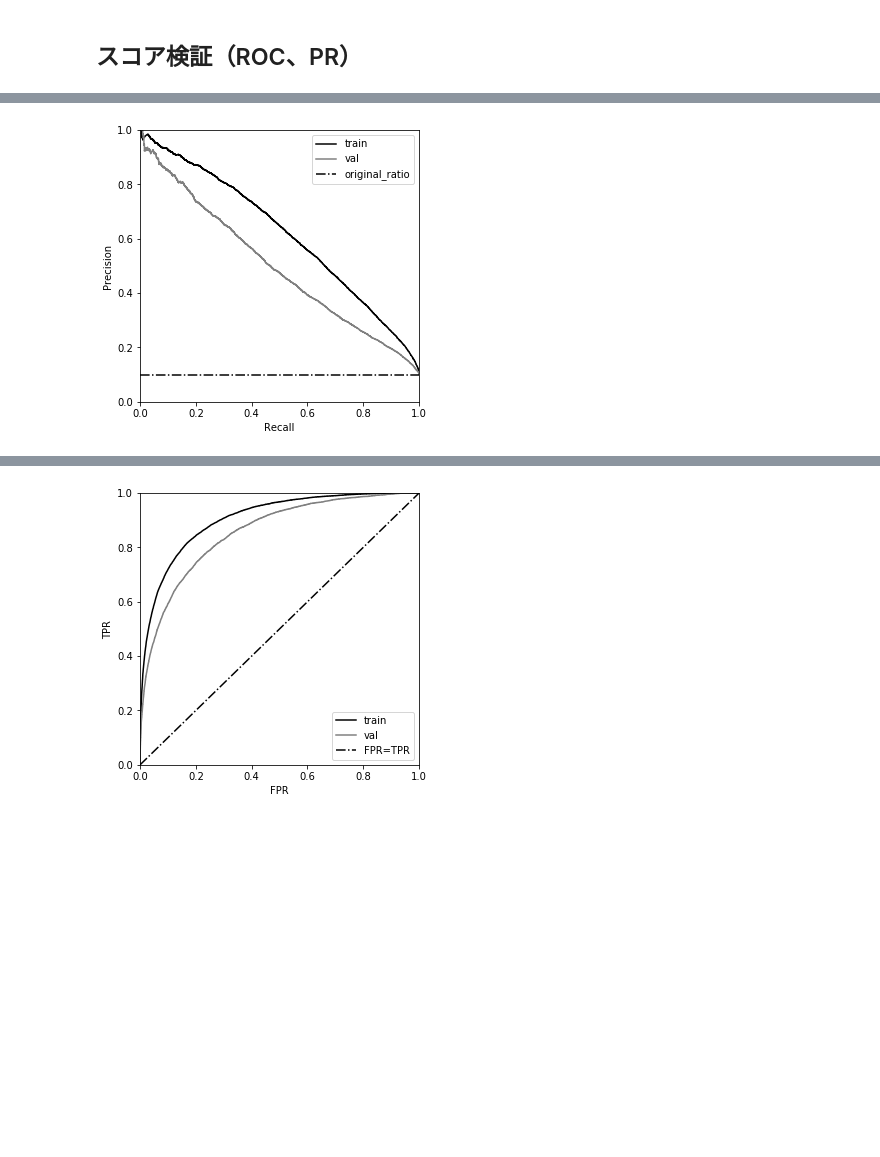
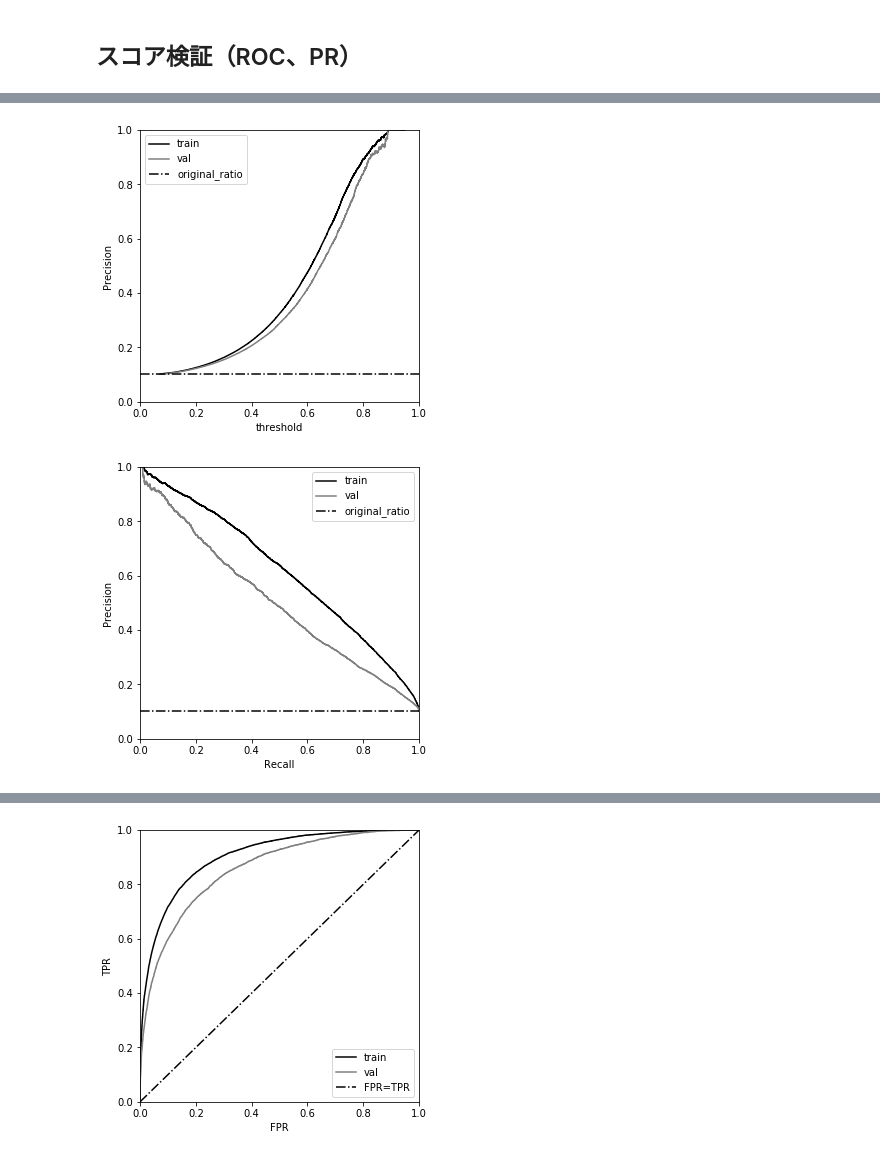
Before and after one commit to Rio114/MachineLearning, a Jupyter notebook: unbalance/src/beta_fitting.ipynb, the cells around one changed output, grey strips where cells are left out. Drawn from its saved outputs; the diff is of its cells as text; code cells hidden in the pictures; blank space fills up the shorter version.

```diff
--- a/unbalance/src/beta_fitting.ipynb
+++ b/unbalance/src/beta_fitting.ipynb
@@ -92,19 +95,32 @@ norm aps:  4.9422
 # %%
-precision_train, recall_train, _ = pr(y_train, model.predict(X_train))
-precision_val, recall_val, _ = pr(y_val, model.predict(X_val))
+precision_train, recall_train, pr_th_train = pr(y_train, model.predict(X_train))
+precision_val, recall_val, pr_th_val = pr(y_val, model.predict(X_val))
 
-fpr_train, tpr_train, _ = roc(y_train, model.predict(X_train))
-fpr_val, tpr_val, _ = roc(y_val, model.predict(X_val))
+fpr_train, tpr_train, roc_th_train = roc(y_train, model.predict(X_train))
+fpr_val, tpr_val, roc_th_val = roc(y_val, model.predict(X_val))
+# %%
+plt.figure(figsize=(5,5))
+
+plt.plot(pr_th_train, precision_train[:-1], color='black', label='train')
+plt.plot(pr_th_val, precision_val[:-1],  color='gray', label='val')
+plt.plot((0,1), (ctr_train,ctr_train), color='black', linestyle='-.', label='original_ratio')
+plt.legend()
+plt.ylim(0,1)
+plt.xlim(0,1)
+plt.xlabel('threshold')
+plt.ylabel('Precision')
+
+# title = IMAGE_PATH + 'pr_plot.png'
+# plt.savefig(title, dpi=300)
+plt.show()
+# %% [output]
+[figure, added]
 # %%
 plt.figure(figsize=(5,5))
 
 plt.plot(recall_train, precision_train, color='black', label='train')
 plt.plot(recall_val, precision_val,  color='gray', label='val')
-
-
-
 plt.plot((0,1), (ctr_train,ctr_train), color='black', linestyle='-.', label='original_ratio')
-
 plt.legend()
 plt.ylim(0,1)
 plt.xlim(0,1)
@@ -112,7 +128,7 @@ plt.xlabel('Recall')
 plt.ylabel('Precision')
 
 title = IMAGE_PATH + 'pr_plot.png'
-plt.savefig(title)
+plt.savefig(title, dpi=300)
 plt.show()
 # %% [output]
-[figure, old version]
+[figure, new version]
```
Also changed, not shown: parts of 12 cells of this notebook, 29 other files.
